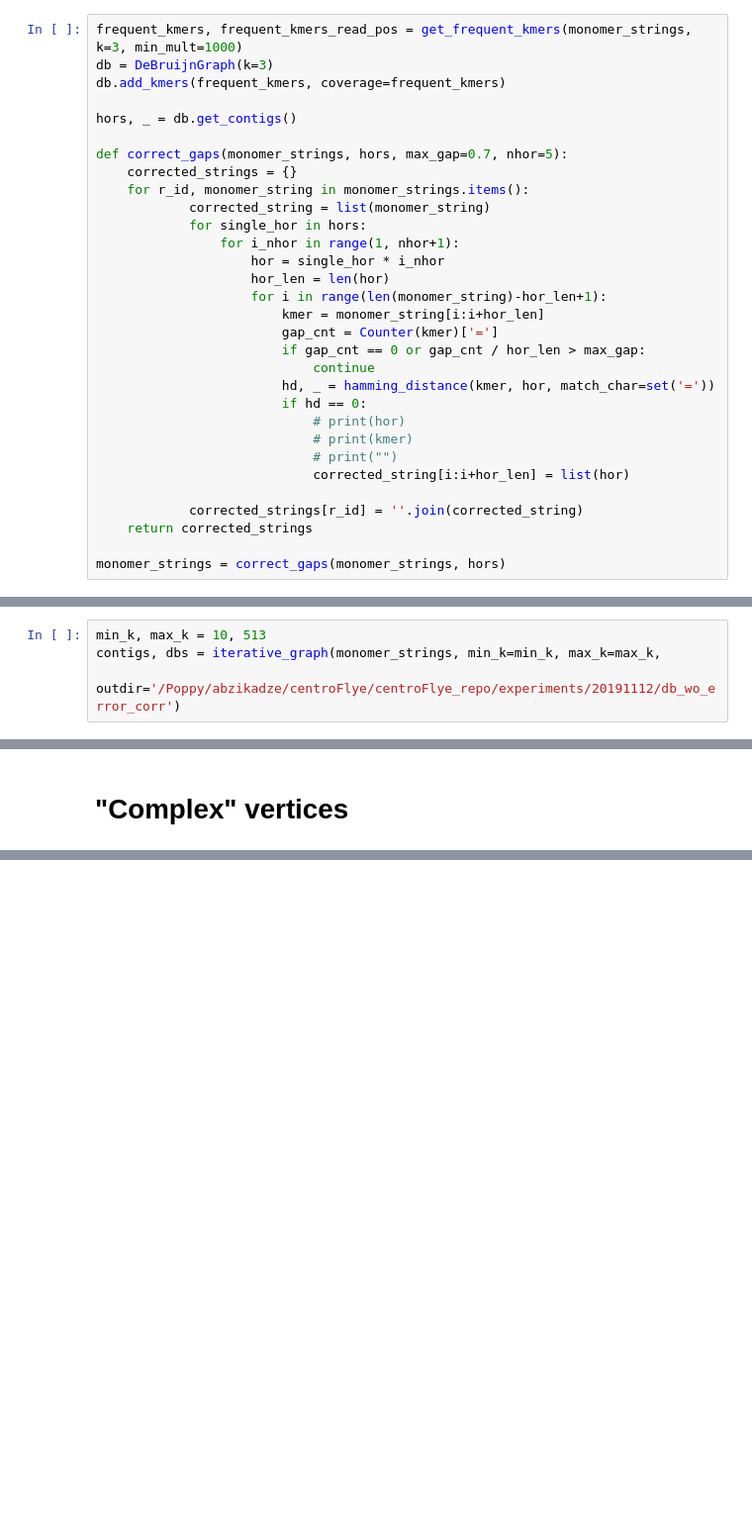
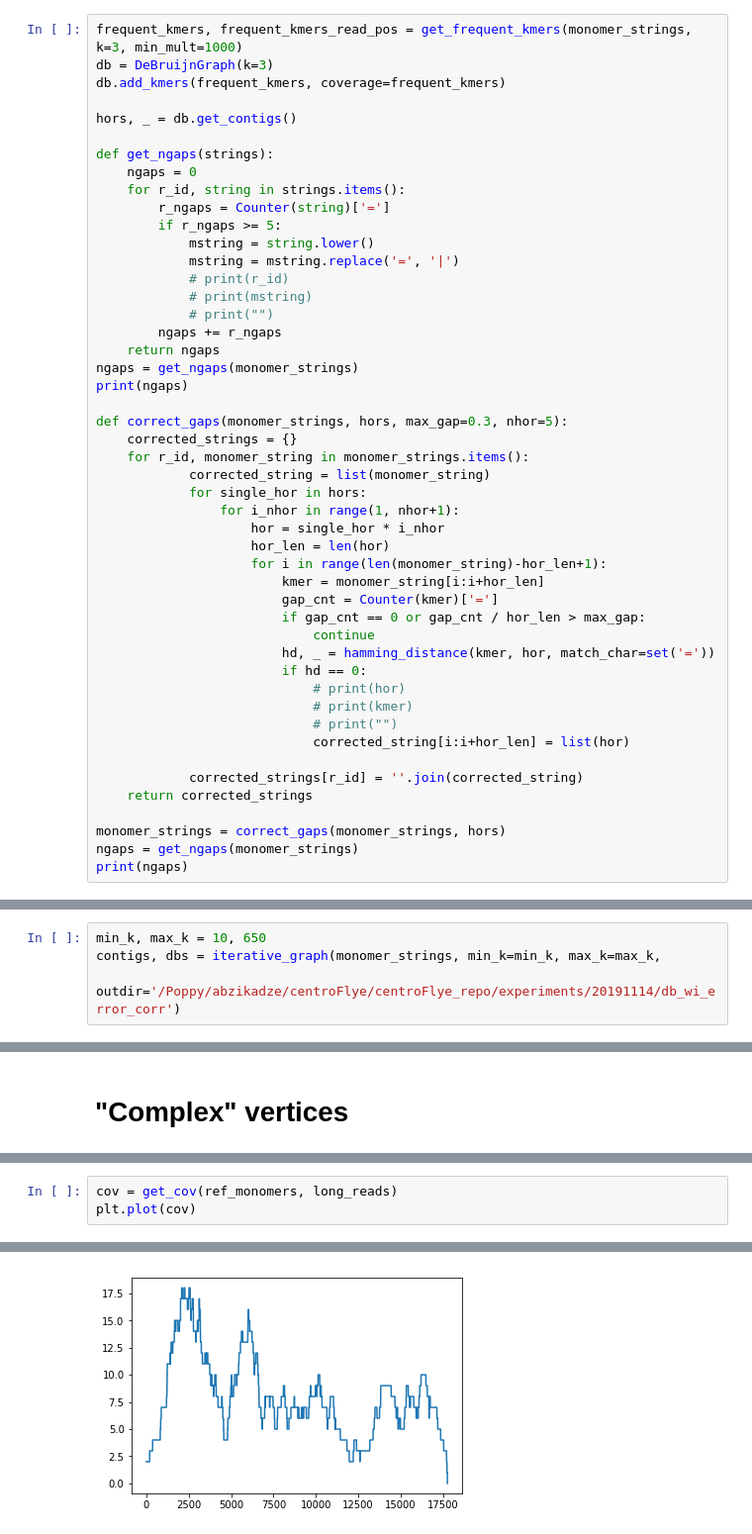
Before and after one commit to seryrzu/centroFlye, a Jupyter notebook: scripts/jupyters/IterativeDeBruijnGraph.ipynb, the cells around one changed output, grey strips where cells are left out. Shown: that part at 99% size. Drawn from its saved outputs; the diff is of its cells as text; blank space fills up the shorter version.

```diff
--- a/scripts/jupyters/IterativeDeBruijnGraph.ipynb
+++ b/scripts/jupyters/IterativeDeBruijnGraph.ipynb
@@ -111,7 +93,22 @@ db.add_kmers(frequent_kmers, coverage=frequent_kmers)
 
 hors, _ = db.get_contigs()
 
-def correct_gaps(monomer_strings, hors, max_gap=0.7, nhor=5):
+def get_ngaps(strings):
+    ngaps = 0
+    for r_id, string in strings.items():
+        r_ngaps = Counter(string)['=']
+        if r_ngaps >= 5:
+            mstring = string.lower()
+            mstring = mstring.replace('=', '|')
+            # print(r_id)
+            # print(mstring)
+            # print("")
+        ngaps += r_ngaps
+    return ngaps
+ngaps = get_ngaps(monomer_strings)
+print(ngaps)
+
+def correct_gaps(monomer_strings, hors, max_gap=0.3, nhor=5):
     corrected_strings = {}
     for r_id, monomer_string in monomer_strings.items():
             corrected_string = list(monomer_string)
@@ -135,3 +132,5 @@ def correct_gaps(monomer_strings, hors, max_gap=0.7, nhor=5):
     return corrected_strings
 
 monomer_strings = correct_gaps(monomer_strings, hors)
+ngaps = get_ngaps(monomer_strings)
+print(ngaps)
@@ -362,7 +296,7 @@ def iterative_graph(monomer_strings, min_k, max_k, outdir, min_mult=5, step=1, s
 # %%
-min_k, max_k = 10, 513
+min_k, max_k = 10, 650
 contigs, dbs = iterative_graph(monomer_strings, min_k=min_k, max_k=max_k,
-                               outdir='/Poppy/abzikadze/centroFlye/centroFlye_repo/experiments/20191112/db_wo_error_corr')
+                               outdir='/Poppy/abzikadze/centroFlye/centroFlye_repo/experiments/20191114/db_wi_error_corr')
 # %% [output]
 k=10
 #frequent kmers = 98
@@ -688,0 +680,4 @@ for i, db in dbs.items():
+# %%
+cov = get_cov(ref_monomers, long_reads)
+plt.plot(cov)
+# %% [output]
@@ -688,0 +702 @@ for i, db in dbs.items():
+[figure, added]
```
Also changed, not shown: parts of 35 cells of this notebook, 1 other file.
